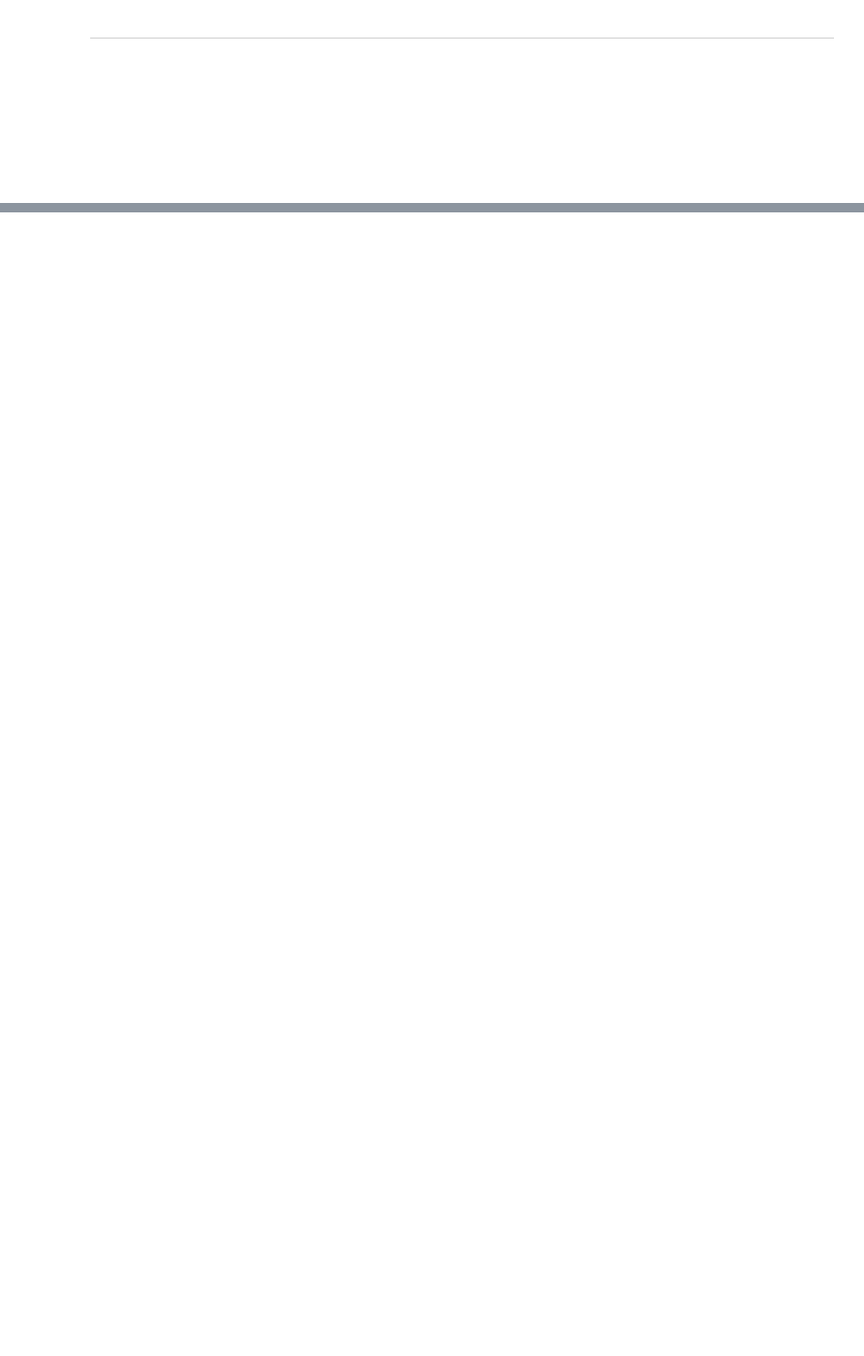
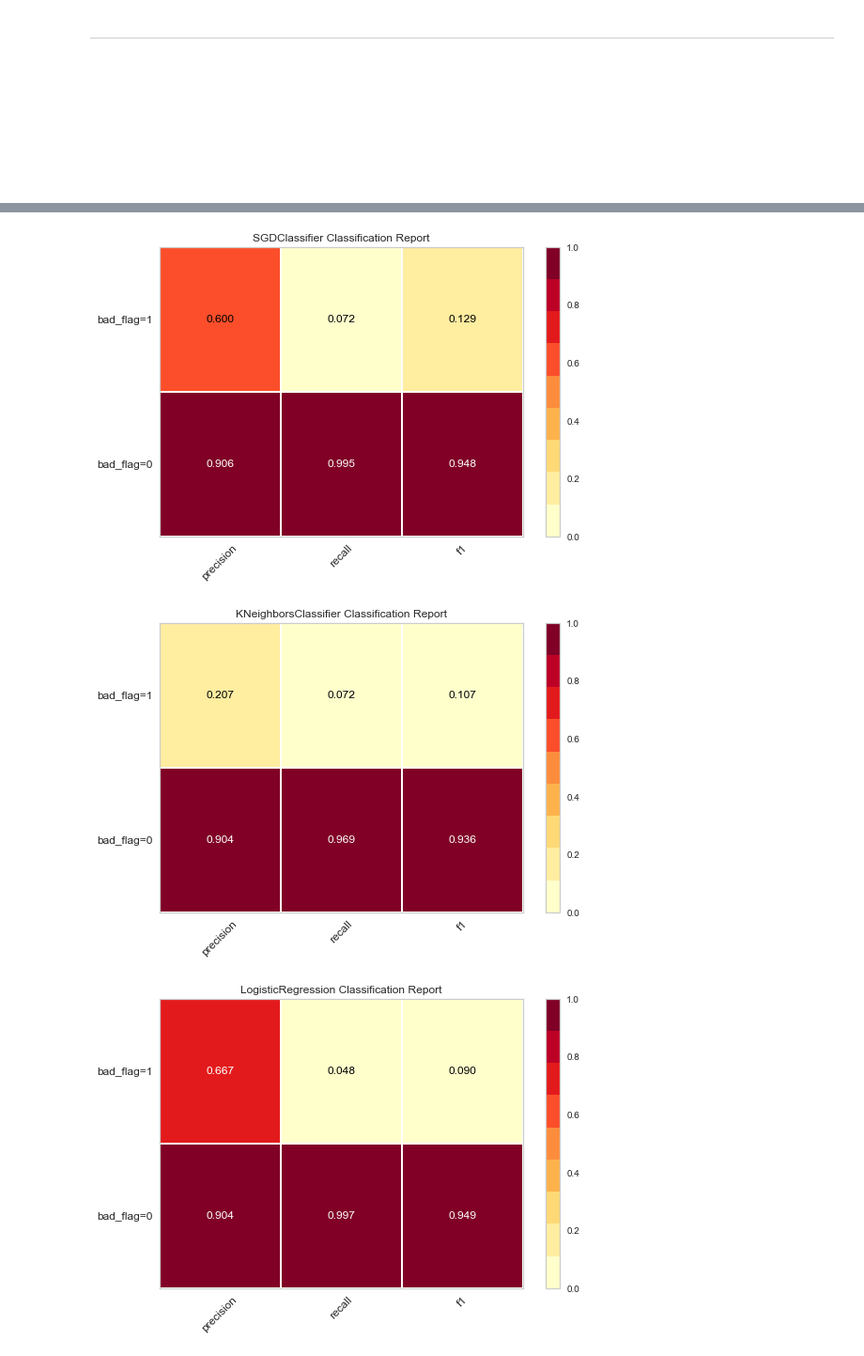
Before and after one commit to alyab16/Flagging-Loans, a Jupyter notebook: Flagging Loans.ipynb, the cells around one changed output, grey strips where cells are left out. Shown at 94% size. Saved outputs shown, nothing was run; the diff lists cells and outputs as text; code cells hidden in the pictures; blank space fills up the shorter version.

```diff
--- a/Flagging Loans.ipynb
+++ b/Flagging Loans.ipynb
@@ -189,0 +237,4 @@ _ = df.hist(figsize=(18, 12), color="blue")
+# %%
+# since most of the classifiers we're evaluating don't accept NaN values,
+# we're replacing them with zeros - a neutral value
+df.fillna(value=0, inplace=True)
@@ -189,0 +252,11 @@ _ = df.hist(figsize=(18, 12), color="blue")
+# %%
+features_column_names = list(df.columns)
+columns_to_exclude = ['bad_flag', 'rep_loan_date', 'first_loan',
+                             'first_overdue_date', 'federal_district_nm']
+for col in columns_to_exclude:
+    features_column_names.remove(col)
+
+# split the data set into train and test
+X_train, X_test, y_train, y_test = train_test_split(df[features_column_names], df["bad_flag"],
+                                                    test_size=0.2,
+                                                    stratify=df["bad_flag"])
@@ -189,0 +285,19 @@ _ = df.hist(figsize=(18, 12), color="blue")
+# %%
+# define the classifiers in an array
+classifiers = [
+    SGDClassifier(max_iter=1000, tol=1e-3),
+    KNeighborsClassifier(),
+    LogisticRegression(solver="lbfgs"),
+    LogisticRegressionCV(cv=3),
+    BaggingClassifier(),
+    GaussianNB(),
+    RandomForestClassifier(n_estimators=100),
+    ExtraTreesClassifier(n_estimators=100)
+]
+# %%
+# iterate over the array of classifiers and print their evaluation
+for classifier in classifiers:
+    classifier.fit(X=X_train, y=y_train)
+    y_pred = classifier.predict(X=X_test)
+    f1 = f1_score(y_true=y_test, y_pred=y_pred)
+    print(classifier.__class__.__name__, ":", f1)
@@ -189,0 +315,13 @@ _ = df.hist(figsize=(18, 12), color="blue")
+# %%
+from yellowbrick.classifier import ClassificationReport
+
+
+for classifier in classifiers:
+    visualizer = ClassificationReport(classifier, classes=["bad_flag=0", "bad_flag=1"])
+    visualizer.fit(X_train, y_train)
+    visualizer.score(X_test, y_test)
+    visualizer.show()
+# %% [output]
+[figure, added]
+[figure, added]
+[figure, added]
```
Also changed, not shown: parts of 40 cells of this notebook.
